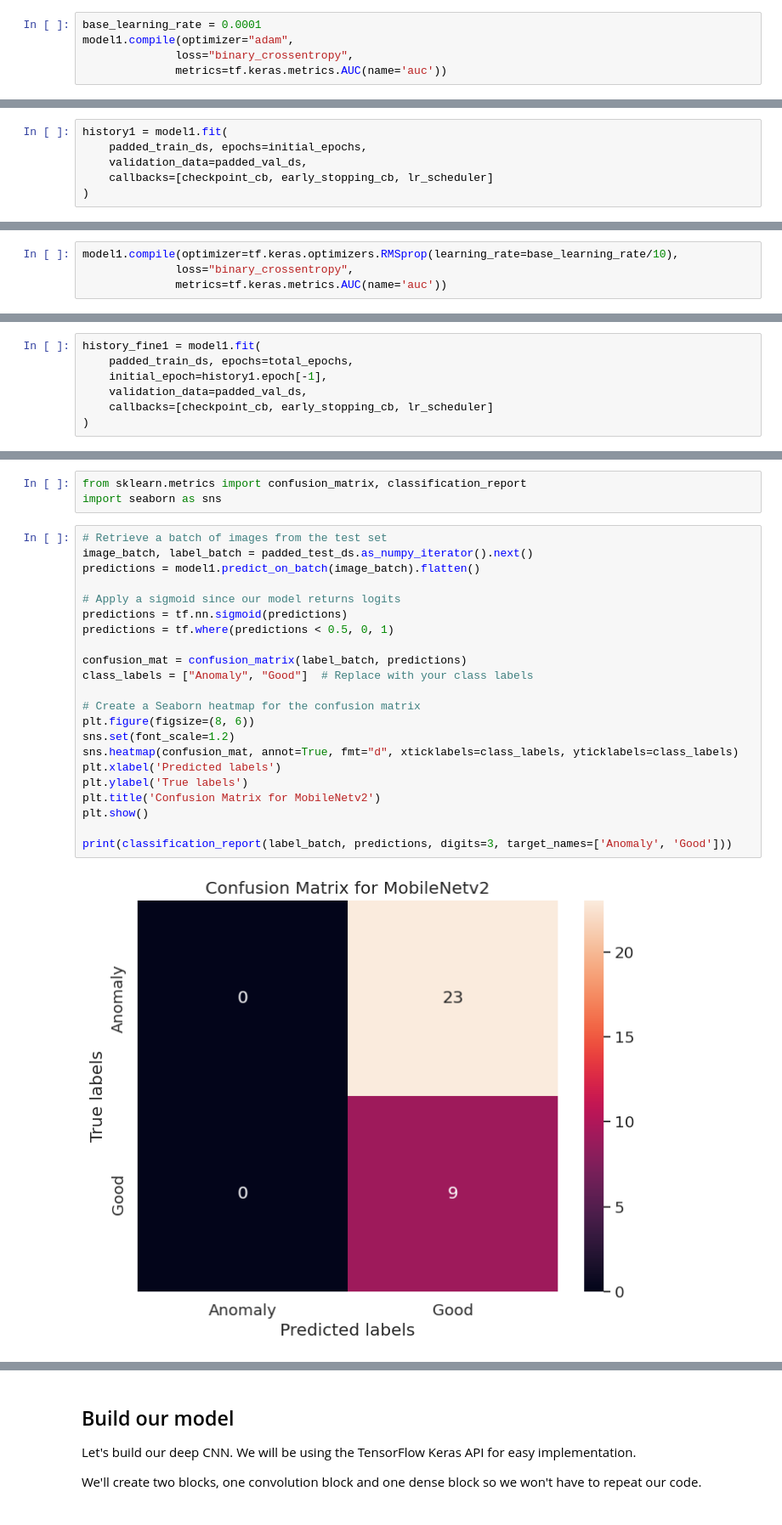
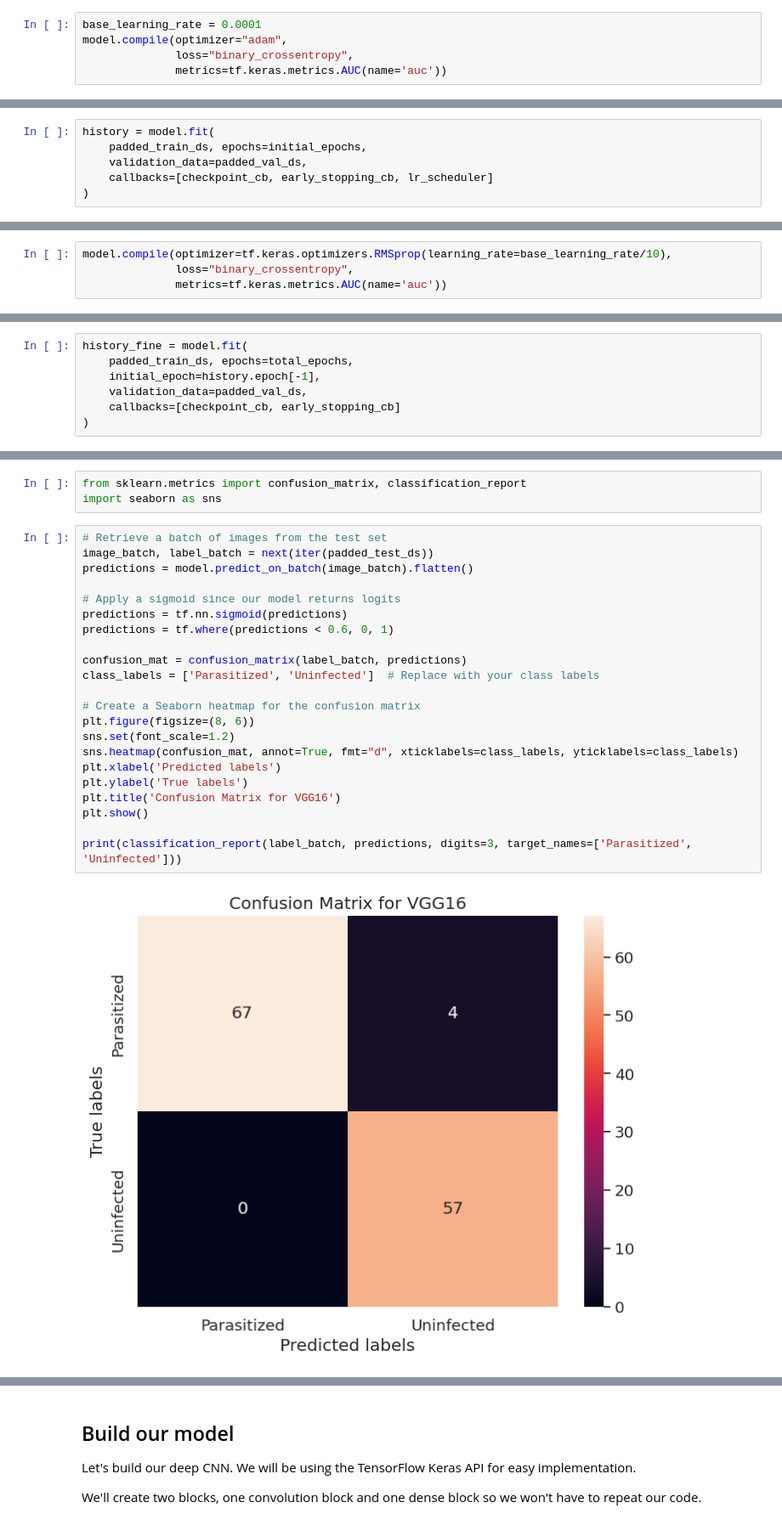
Before and after one commit to nikogarro/Deep-Learning, a Jupyter notebook: tf_image_class_pretrained_models_malaria.ipynb, the cells around one changed output, grey strips where cells are left out. Shown at 85% size. Drawn from its saved outputs; the diff is of its cells as text.

```diff
--- a/tf_image_class_pretrained_models_malaria.ipynb
+++ b/tf_image_class_pretrained_models_malaria.ipynb
@@ -236,7 +247,7 @@ lr_scheduler = tf.keras.callbacks.LearningRateScheduler(exponential_decay_fn)
 from tensorflow.keras.optimizers import Adam
 # %%
 base_learning_rate = 0.0001
-model1.compile(optimizer="adam",
+model.compile(optimizer="adam",
               loss="binary_crossentropy",
               metrics=tf.keras.metrics.AUC(name='auc'))
 # %%
@@ -255,5 +266,5 @@ loss0, accuracy0 = model1.evaluate(padded_test_ds)
 # %%
-history1 = model1.fit(
+history = model.fit(
     padded_train_ds, epochs=initial_epochs,
     validation_data=padded_val_ds,
     callbacks=[checkpoint_cb, early_stopping_cb, lr_scheduler]
@@ -312,7 +335,7 @@ for layer in base_model1.layers[:fine_tune_at]:
 # %% [output]
 Number of layers in the base model:  19
 # %%
-model1.compile(optimizer=tf.keras.optimizers.RMSprop(learning_rate=base_learning_rate/10),
+model.compile(optimizer=tf.keras.optimizers.RMSprop(learning_rate=base_learning_rate/10),
               loss="binary_crossentropy",
               metrics=tf.keras.metrics.AUC(name='auc'))
 # %%
@@ -339,11 +362,11 @@ _________________________________________________________________
 fine_tune_epochs = 10
 total_epochs =  initial_epochs + fine_tune_epochs
 # %%
-history_fine1 = model1.fit(
+history_fine = model.fit(
     padded_train_ds, epochs=total_epochs,
-    initial_epoch=history1.epoch[-1],
+    initial_epoch=history.epoch[-1],
     validation_data=padded_val_ds,
-    callbacks=[checkpoint_cb, early_stopping_cb, lr_scheduler]
+    callbacks=[checkpoint_cb, early_stopping_cb]
 )
 # %% [output]
 Epoch 10/20
@@ -444,27 +472,27 @@ from sklearn.metrics import confusion_matrix, classification_report
 import seaborn as sns
 # %%
 # Retrieve a batch of images from the test set
-image_batch, label_batch = padded_test_ds.as_numpy_iterator().next()
-predictions = model1.predict_on_batch(image_batch).flatten()
+image_batch, label_batch = next(iter(padded_test_ds))
+predictions = model.predict_on_batch(image_batch).flatten()
 
 # Apply a sigmoid since our model returns logits
 predictions = tf.nn.sigmoid(predictions)
-predictions = tf.where(predictions < 0.5, 0, 1)
+predictions = tf.where(predictions < 0.6, 0, 1)
 
 confusion_mat = confusion_matrix(label_batch, predictions)
-class_labels = ["Anomaly", "Good"]  # Replace with your class labels
+class_labels = ['Parasitized', 'Uninfected']  # Replace with your class labels
 
 # Create a Seaborn heatmap for the confusion matrix
 plt.figure(figsize=(8, 6))
 sns.set(font_scale=1.2)
 sns.heatmap(confusion_mat, annot=True, fmt="d", xticklabels=class_labels, yticklabels=class_labels)
 plt.xlabel('Predicted labels')
 plt.ylabel('True labels')
-plt.title('Confusion Matrix for MobileNetv2')
+plt.title('Confusion Matrix for VGG16')
 plt.show()
 
-print(classification_report(label_batch, predictions, digits=3, target_names=['Anomaly', 'Good']))
+print(classification_report(label_batch, predictions, digits=3, target_names=['Parasitized', 'Uninfected']))
 # %% [output]
-[figure, old version]
+[figure, new version]
               precision    recall  f1-score   support
 
```
Also changed, not shown: parts of 26 cells of this notebook.
